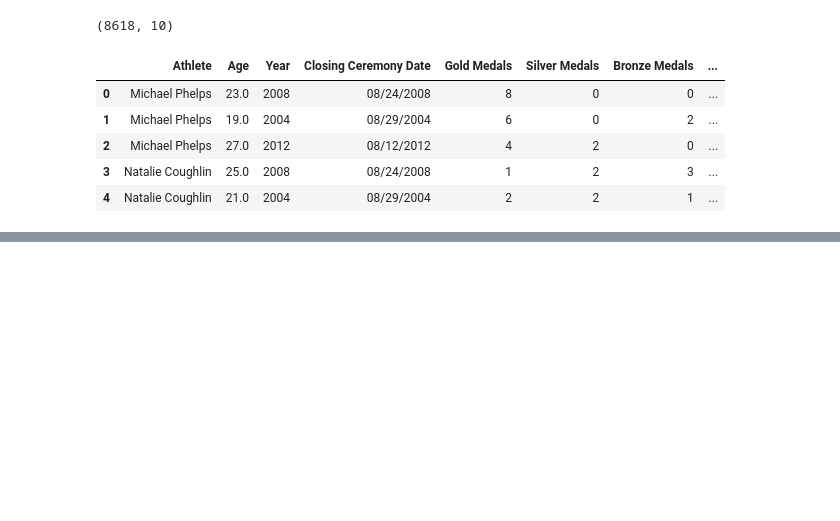
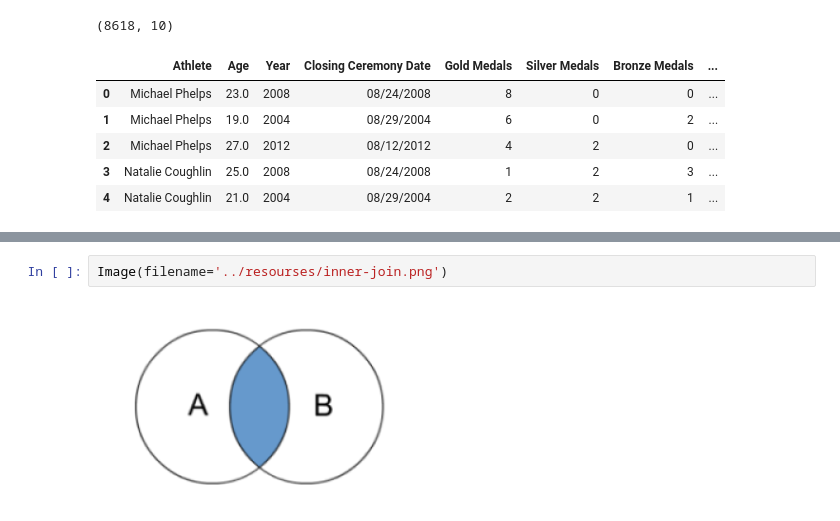
Before and after one commit to Byhako/cursoUdemyAI, a Jupyter notebook: notebooks/3-Editar_dataFrame.ipynb, the cells around one changed output, grey strips where cells are left out. Saved outputs shown, nothing was run; the diff lists cells and outputs as text; blank space fills up the shorter version.

Commit message:
tipos de join

```diff
--- a/notebooks/3-Editar_dataFrame.ipynb
+++ b/notebooks/3-Editar_dataFrame.ipynb
@@ -450,0 +466,4 @@ atletas.head()
+# %%
+Image(filename='../resourses/inner-join.png')
+# %% [output]
+[figure, added]
```
Also changed, not shown: parts of 9 cells of this notebook.
